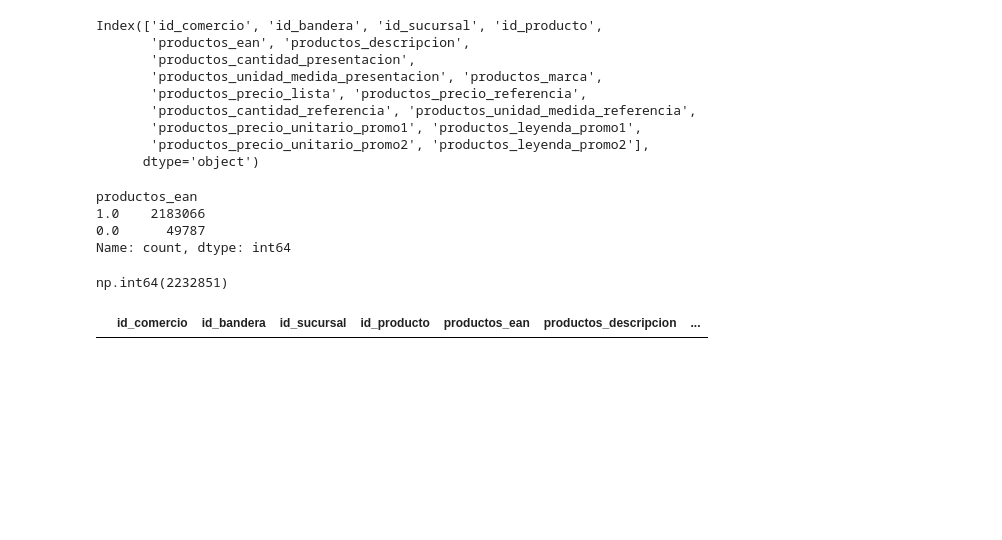
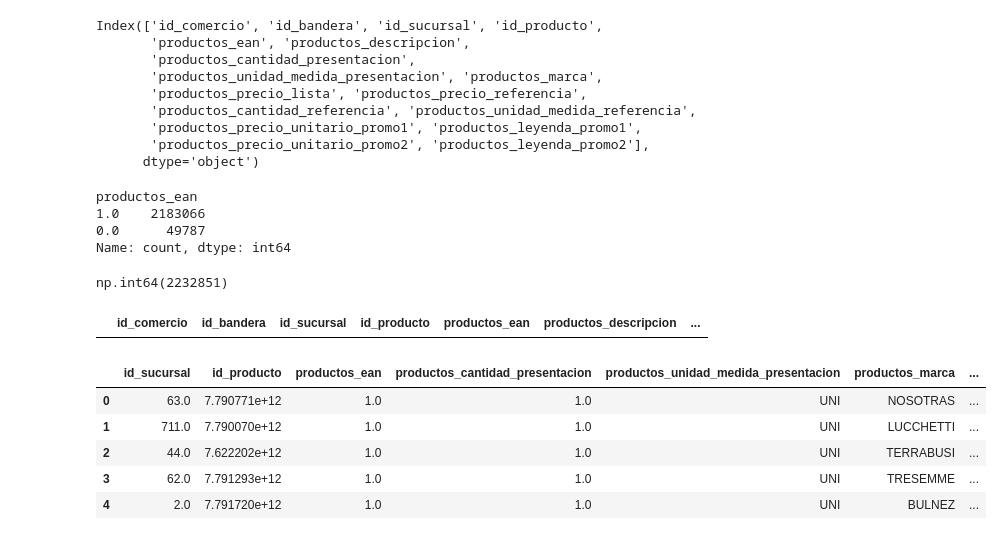
Before and after one commit to CEIA-MBer-ATacc/ceia_add_tps, a Jupyter notebook: TP1/productos/TP1_productos.ipynb, the cells around one changed output. Saved outputs shown, nothing was run; the diff lists cells and outputs as text; code cells hidden in the pictures; blank space fills up the shorter version.

Commit message:
[ADD]Se empieza a analizar el set de datos de productos

```diff
--- a/TP1/productos/TP1_productos.ipynb
+++ b/TP1/productos/TP1_productos.ipynb
@@ -133,3 +146,22 @@ df_filtrado = productos_df[productos_df['id_producto'].isin(mask[mask].index)]
 df_filtrado.head()
 # %% [output]
 |  | id_comercio | id_bandera | id_sucursal | id_producto | productos_ean | productos_descripcion | ... |
+# %%
+columnas_de_interes = [ 'id_sucursal', 'id_producto',
+       'productos_ean',
+       'productos_cantidad_presentacion',
+       'productos_unidad_medida_presentacion', 'productos_marca',
+       'productos_precio_lista', 'productos_precio_referencia',
+       'productos_cantidad_referencia', 'productos_unidad_medida_referencia',
+       'productos_precio_unitario_promo1', 'productos_leyenda_promo1',
+       'productos_precio_unitario_promo2', 'productos_leyenda_promo2']
+# %%
+productos_df = productos_df[columnas_de_interes]
+productos_df.head()
+# %% [output]
+|  | id_sucursal | id_producto | productos_ean | productos_cantidad_presentacion | productos_unidad_medida_presentacion | productos_marca | ... |
+| 0 | 63.0 | 7.790771e+12 | 1.0 | 1.0 | UNI | NOSOTRAS | ... |
+| 1 | 711.0 | 7.790070e+12 | 1.0 | 1.0 | UNI | LUCCHETTI | ... |
+| 2 | 44.0 | 7.622202e+12 | 1.0 | 1.0 | UNI | TERRABUSI | ... |
+| 3 | 62.0 | 7.791293e+12 | 1.0 | 1.0 | UNI | TRESEMME | ... |
+| 4 | 2.0 | 7.791720e+12 | 1.0 | 1.0 | UNI | BULNEZ | ... |
```
Also changed, not shown: parts of 8 cells of this notebook.
